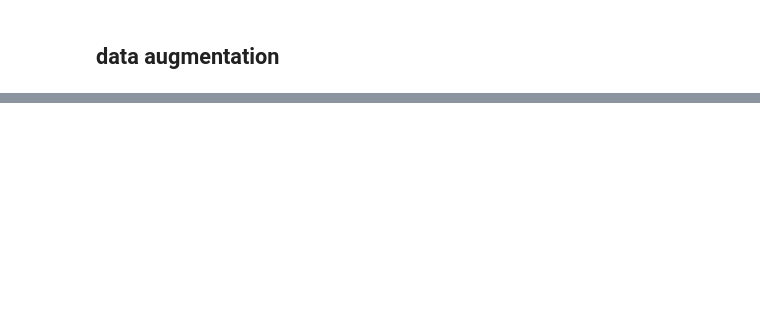
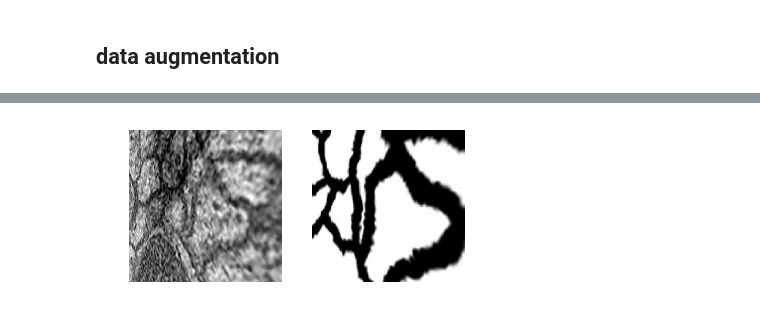
Before and after one commit to RuralCat/semantic_segmentation, a Jupyter notebook: em_segmentation.ipynb, the cells around one changed output, grey strips where cells are left out. Cells and saved outputs as stored; diff of their text form; code cells hidden in the pictures; blank space fills up the shorter version.

```diff
--- a/em_segmentation.ipynb
+++ b/em_segmentation.ipynb
@@ -29,0 +47,6 @@ trainingset_augmentation()
+# %%
+x, y, t = Unet.load_training_data(by_image=False, get_test=True)
+# %%
+multi_plot_image([x[0][:,:,0], y[0][:,:,0]])
+# %% [output]
+[figure, added]
```
Also changed, not shown: parts of 21 cells of this notebook, 3 other files.
